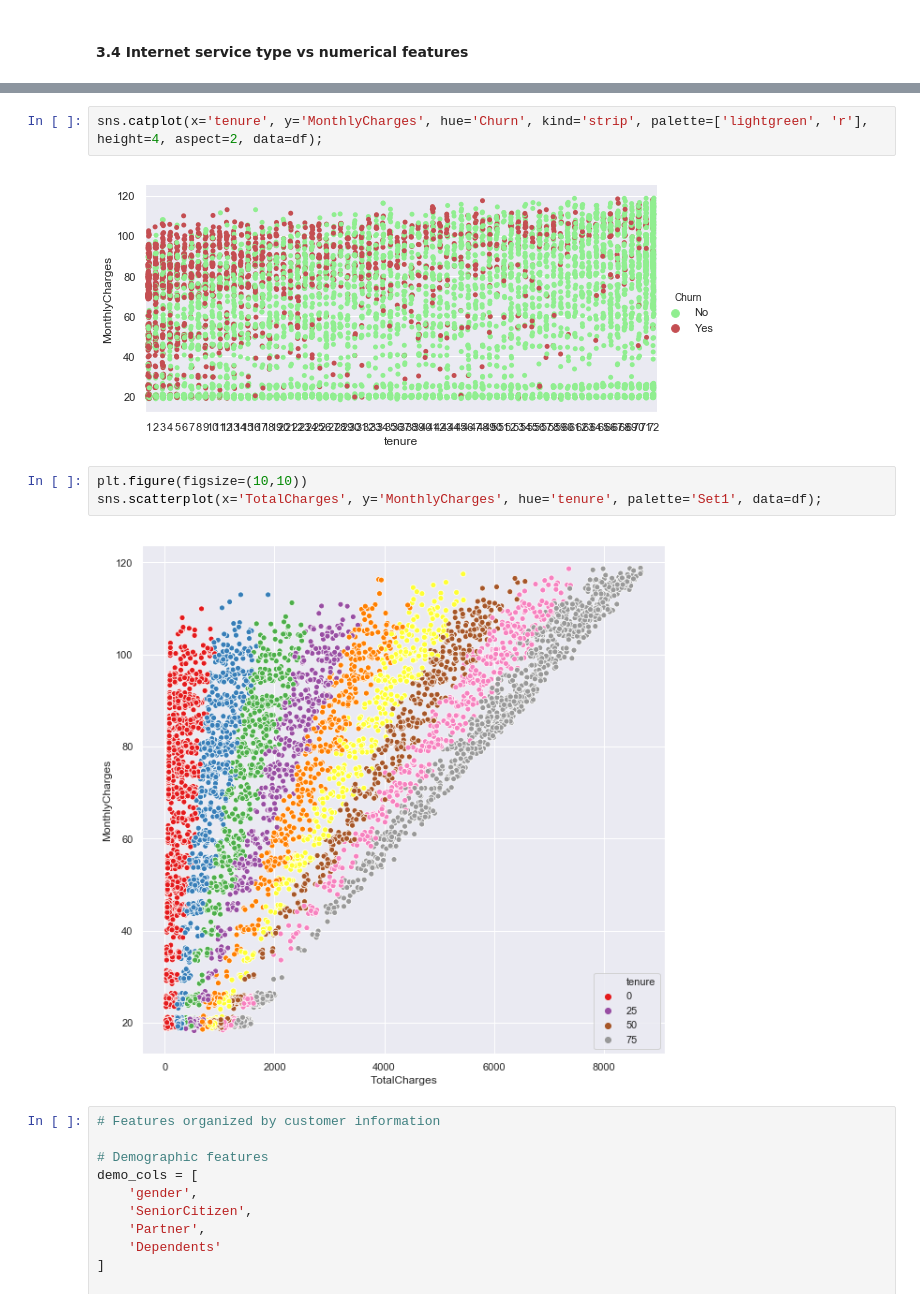
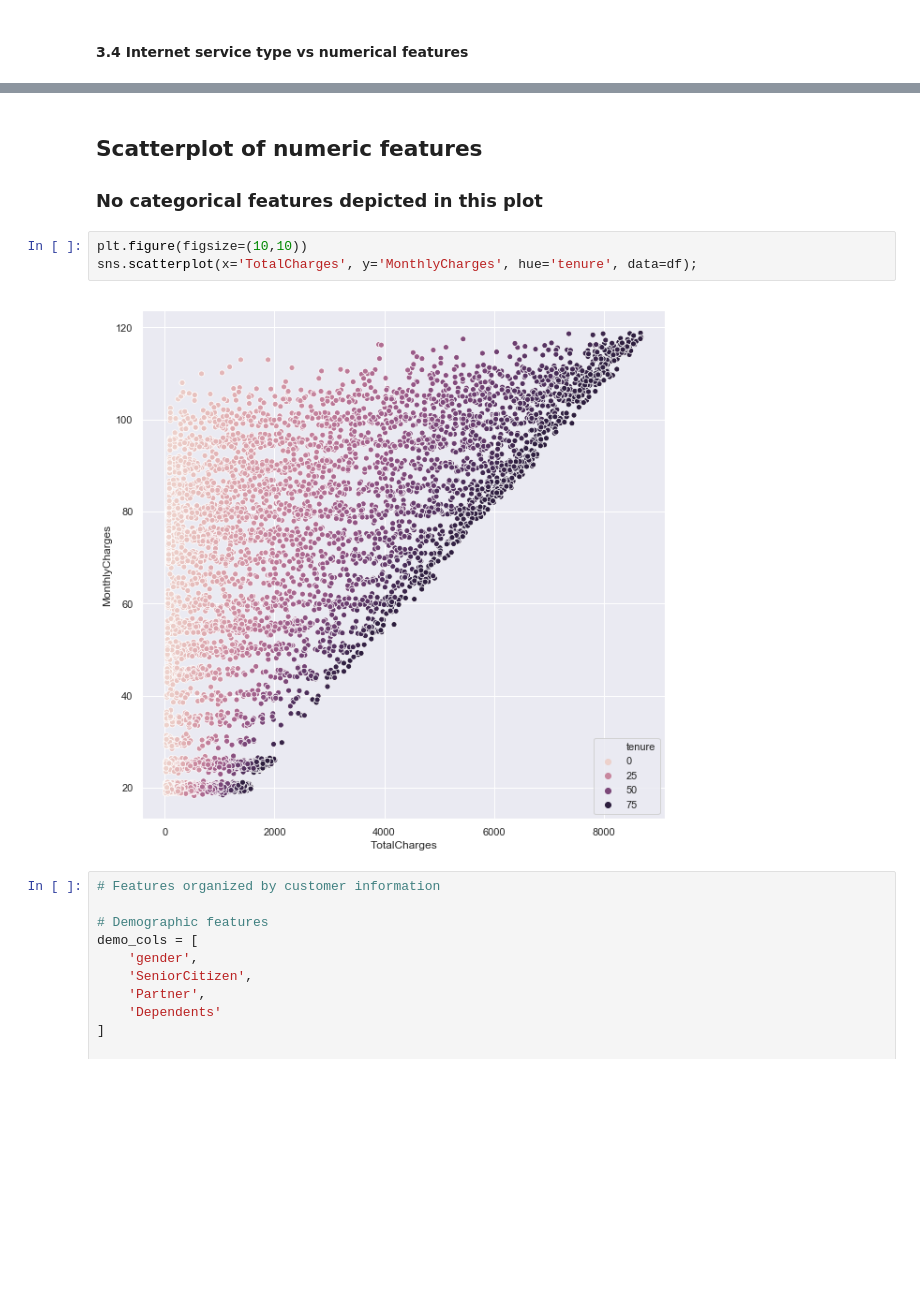
Before and after one commit to ayn28/Project-Portfolio, a Jupyter notebook: current-capstone-project/customer-churn/Customer_Churn.ipynb, the cells around one changed output, grey strips where cells are left out. Saved outputs shown, nothing was run; the diff lists cells and outputs as text; blank space fills up the shorter version.

```diff
--- a/current-capstone-project/customer-churn/Customer_Churn.ipynb
+++ b/current-capstone-project/customer-churn/Customer_Churn.ipynb
@@ -345,12 +352,11 @@ plt.xlabel('tenure (months)');
-# %%
-sns.catplot(x='tenure', y='MonthlyCharges', hue='Churn', kind='strip', palette=['lightgreen', 'r'], height=4, aspect=2, data=df);
-# %% [output]
-[figure, removed]
+# %% [markdown]
+## Scatterplot of numeric features
+### No categorical features depicted in this plot
 # %%
 plt.figure(figsize=(10,10))
-sns.scatterplot(x='TotalCharges', y='MonthlyCharges', hue='tenure', palette='Set1', data=df);
+sns.scatterplot(x='TotalCharges', y='MonthlyCharges', hue='tenure', data=df);
 # %% [output]
-[figure, old version]
+[figure, new version]
 # %%
 # Features organized by customer information
 
```
Also changed, not shown: parts of 2 cells of this notebook.
